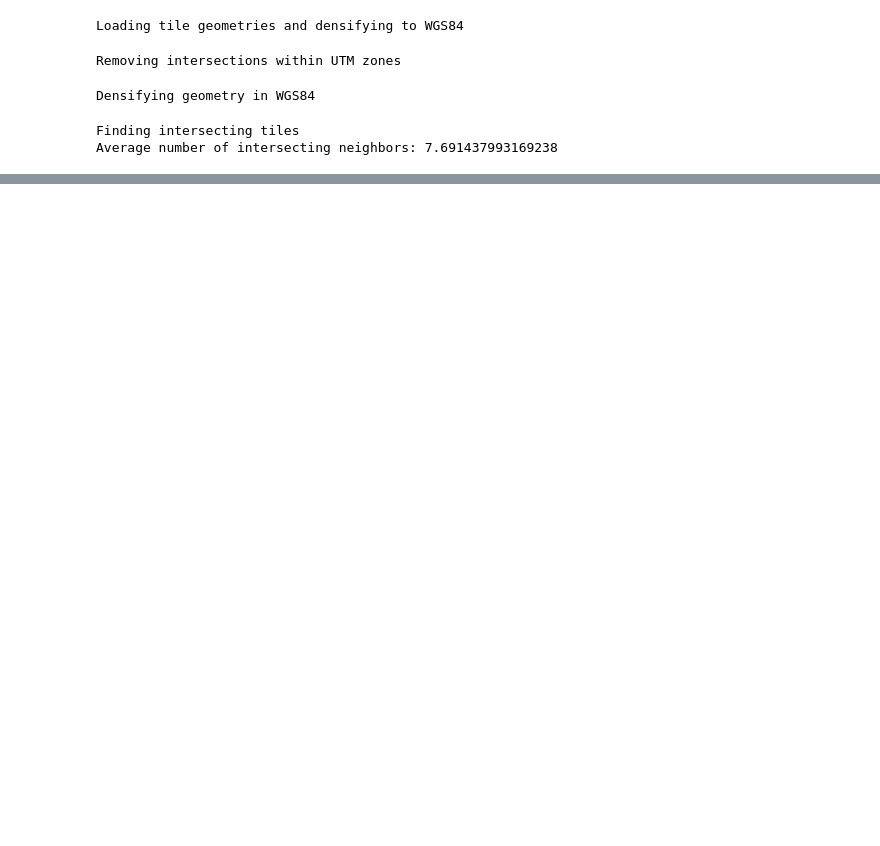
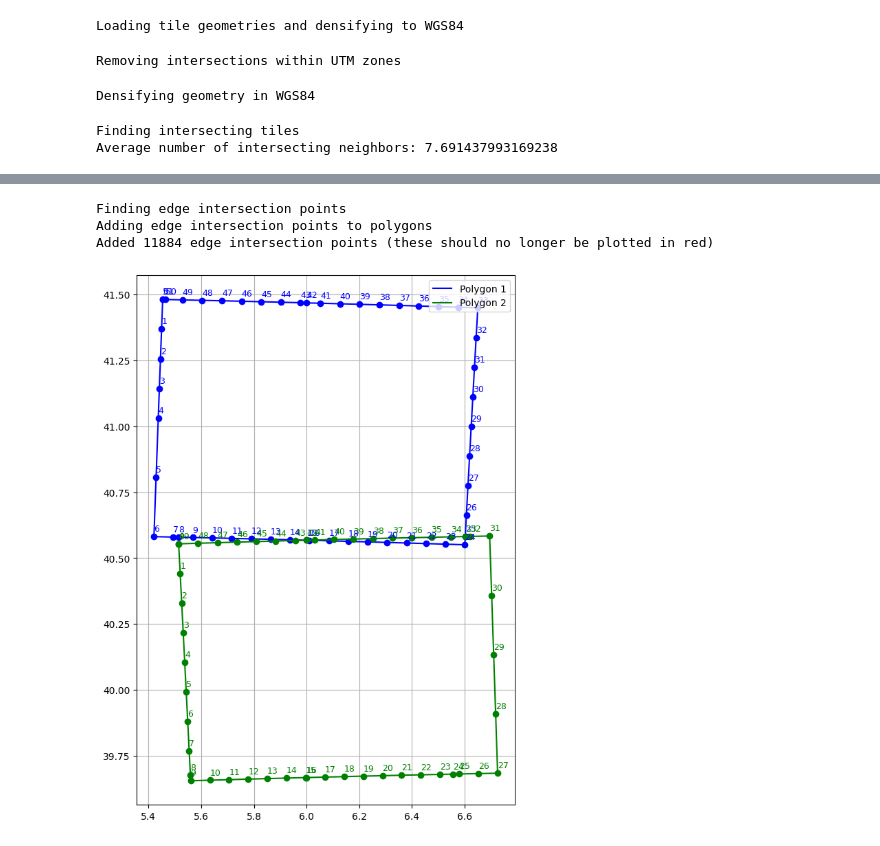
Before and after one commit to hamk-uas/preferred-tile, a Jupyter notebook: create_grid.ipynb, the cells around one changed output, grey strips where cells are left out. Saved outputs shown, nothing was run; the diff lists cells and outputs as text; code cells hidden in the pictures; blank space fills up the shorter version.

```diff
--- a/create_grid.ipynb
+++ b/create_grid.ipynb
@@ -263,2 +328,55 @@ display(list(intersect_graph.neighbors("31TGF")))
+# %%
+print("Finding edge intersection points")
+
+additional_points = {}
+for tile_id1 in tiles.keys():
+    tile_id2s = filter(lambda tile_id2: tiles[tile_id1]["epsg_code"] < tiles[tile_id2]["epsg_code"], intersect_graph.neighbors(tile_id1))
+    poly1_coords = tiles[tile_id1]["dense_wgs84_polygon"].exterior.coords
+    if tile_id1 not in additional_points:
+        additional_points[tile_id1] = {}
+    for tile_id2 in tile_id2s:
+        poly2_coords = tiles[tile_id2]["dense_wgs84_polygon"].exterior.coords
+        poly1_poly2 = find_edge_intersections(poly1_coords, poly2_coords)
+        if tile_id2 not in additional_points:
+            additional_points[tile_id2] = {}
+        for (x, y), i1, i2, enters in poly1_poly2:
+            additional_points[tile_id1][(x, y)] = i1
+            additional_points[tile_id2][(x, y)] = i2
+
+print("Adding edge intersection points to polygons")
+num_additional_points = 0
+for tile_id1, points2 in additional_points.items():
+    coords = list(tiles[tile_id1]["dense_wgs84_polygon"].exterior.coords)
+    edge_to_points2 = {}
+    for point2, edge2 in points2.items():
+        if edge2 not in edge_to_points2:
+            edge_to_points2[edge2] = []
+        edge_to_points2[edge2].append(point2)
+    new_coords = []
+    index2 = 0
+    for index1 in range(len(coords) - 1):
+        new_coords.append(coords[index1])
+        points2 = edge_to_points2.get(index1, [])
+        num_additional_points += len(points2)
+        if len(points2) != 0:
+            vec1 = (coords[index1 + 1][0] - coords[index1][0], coords[index1 + 1][1] - coords[index1][1])
+            def key_f(a):
+                vec2a = (a[0] - coords[index1][0], a[1] - coords[index1][1])
+                cmpa = vec1[0]*vec2a[0] + vec1[1]*vec2a[1]
+                return cmpa
+            points2.sort(key=key_f)
+            new_coords.extend(points2)
+            if index1 == index2:
+                None
+    points2.append(coords[-1])
+    tiles[tile_id1]["dense_wgs84_polygon"] = Polygon(new_coords)
+
+print(f"Added {num_additional_points} edge intersection points (these should no longer be plotted in red)")
+plot_example_polygons()
+# %% [output]
+Finding edge intersection points
+Adding edge intersection points to polygons
+Added 11884 edge intersection points (these should no longer be plotted in red)
+[figure, added]
 # %%
 # Optional!
```
Also changed, not shown: parts of 10 cells of this notebook.
